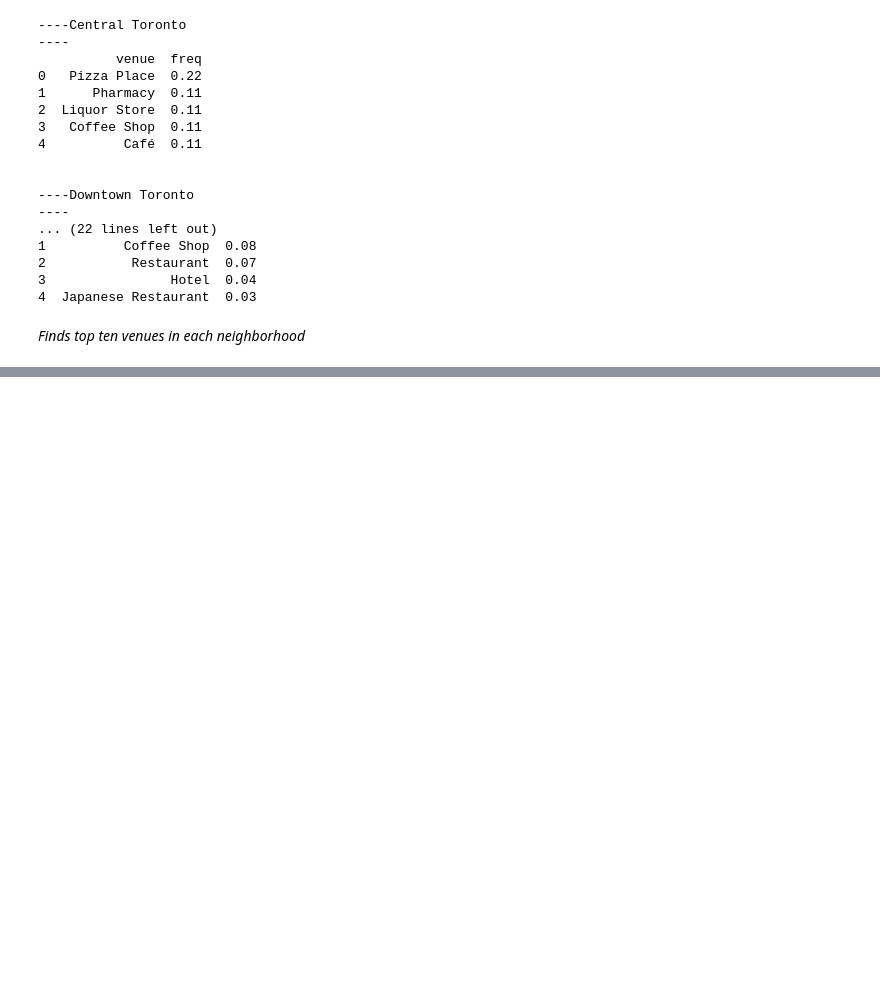
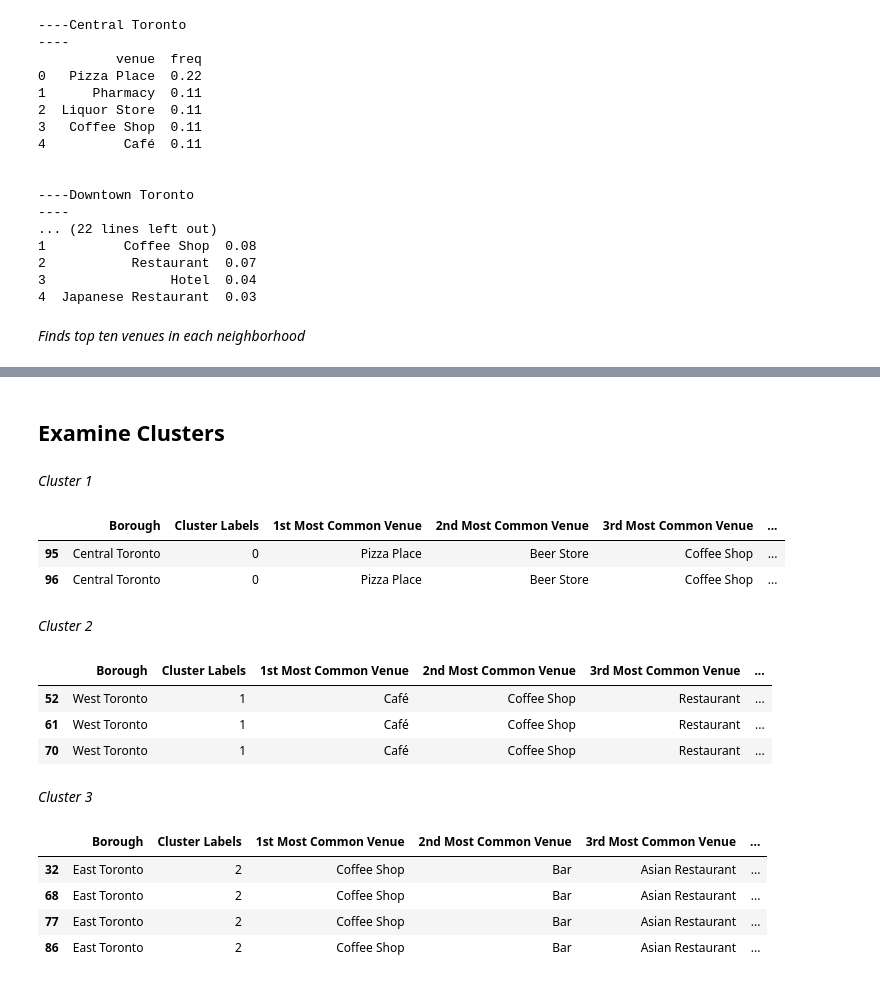
Before and after one commit to stein463/AppliedDataScienceCapstoneIBM, a Jupyter notebook: Segmenting and Clustering Neighborhoods in Toronto.ipynb, the cells around one changed output, grey strips where cells are left out. Saved outputs shown, nothing was run; the diff lists cells and outputs as text; code cells hidden in the pictures; blank space fills up the shorter version.

```diff
--- a/Segmenting and Clustering Neighborhoods in Toronto.ipynb
+++ b/Segmenting and Clustering Neighborhoods in Toronto.ipynb
@@ -442,0 +523,29 @@ boroughs_venues_sorted.head()
+# %% [markdown]
+## Examine Clusters
+# %% [markdown]
+*Cluster 1*
+# %%
+toronto_merged.loc[toronto_merged['Cluster Labels'] == 0, toronto_merged.columns[[1] + list(range(5, toronto_merged.shape[1]))]]
+# %% [output]
+|  | Borough | Cluster Labels | 1st Most Common Venue | 2nd Most Common Venue | 3rd Most Common Venue | ... |
+| 95 | Central Toronto | 0 | Pizza Place | Beer Store | Coffee Shop | ... |
+| 96 | Central Toronto | 0 | Pizza Place | Beer Store | Coffee Shop | ... |
+# %% [markdown]
+*Cluster 2*
+# %%
+toronto_merged.loc[toronto_merged['Cluster Labels'] == 1, toronto_merged.columns[[1] + list(range(5, toronto_merged.shape[1]))]]
+# %% [output]
+|  | Borough | Cluster Labels | 1st Most Common Venue | 2nd Most Common Venue | 3rd Most Common Venue | ... |
+| 52 | West Toronto | 1 | Café | Coffee Shop | Restaurant | ... |
+| 61 | West Toronto | 1 | Café | Coffee Shop | Restaurant | ... |
+| 70 | West Toronto | 1 | Café | Coffee Shop | Restaurant | ... |
+# %% [markdown]
+*Cluster 3*
+# %%
+toronto_merged.loc[toronto_merged['Cluster Labels'] == 2, toronto_merged.columns[[1] + list(range(5, toronto_merged.shape[1]))]]
+# %% [output]
+|  | Borough | Cluster Labels | 1st Most Common Venue | 2nd Most Common Venue | 3rd Most Common Venue | ... |
+| 32 | East Toronto | 2 | Coffee Shop | Bar | Asian Restaurant | ... |
+| 68 | East Toronto | 2 | Coffee Shop | Bar | Asian Restaurant | ... |
+| 77 | East Toronto | 2 | Coffee Shop | Bar | Asian Restaurant | ... |
+| 86 | East Toronto | 2 | Coffee Shop | Bar | Asian Restaurant | ... |
```
Also changed, not shown: parts of 12 cells of this notebook.
